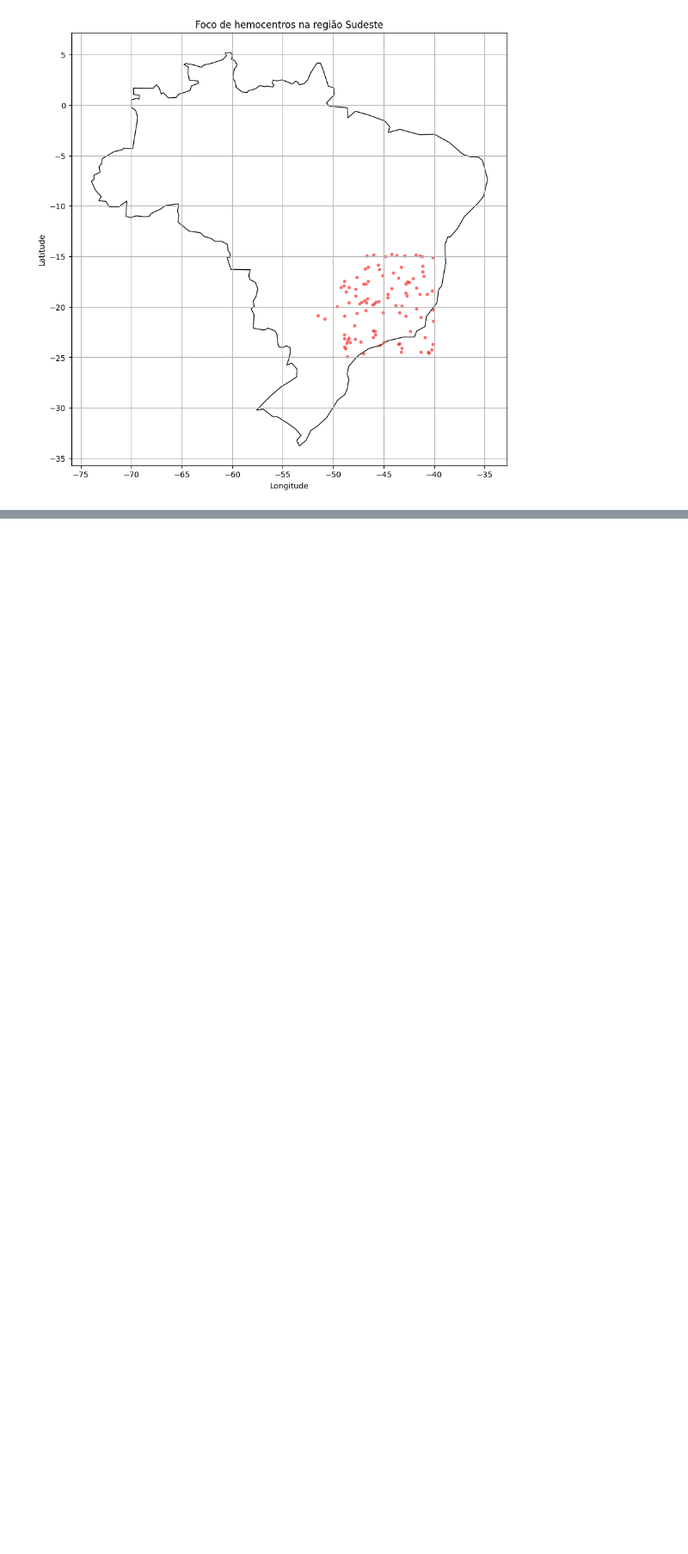
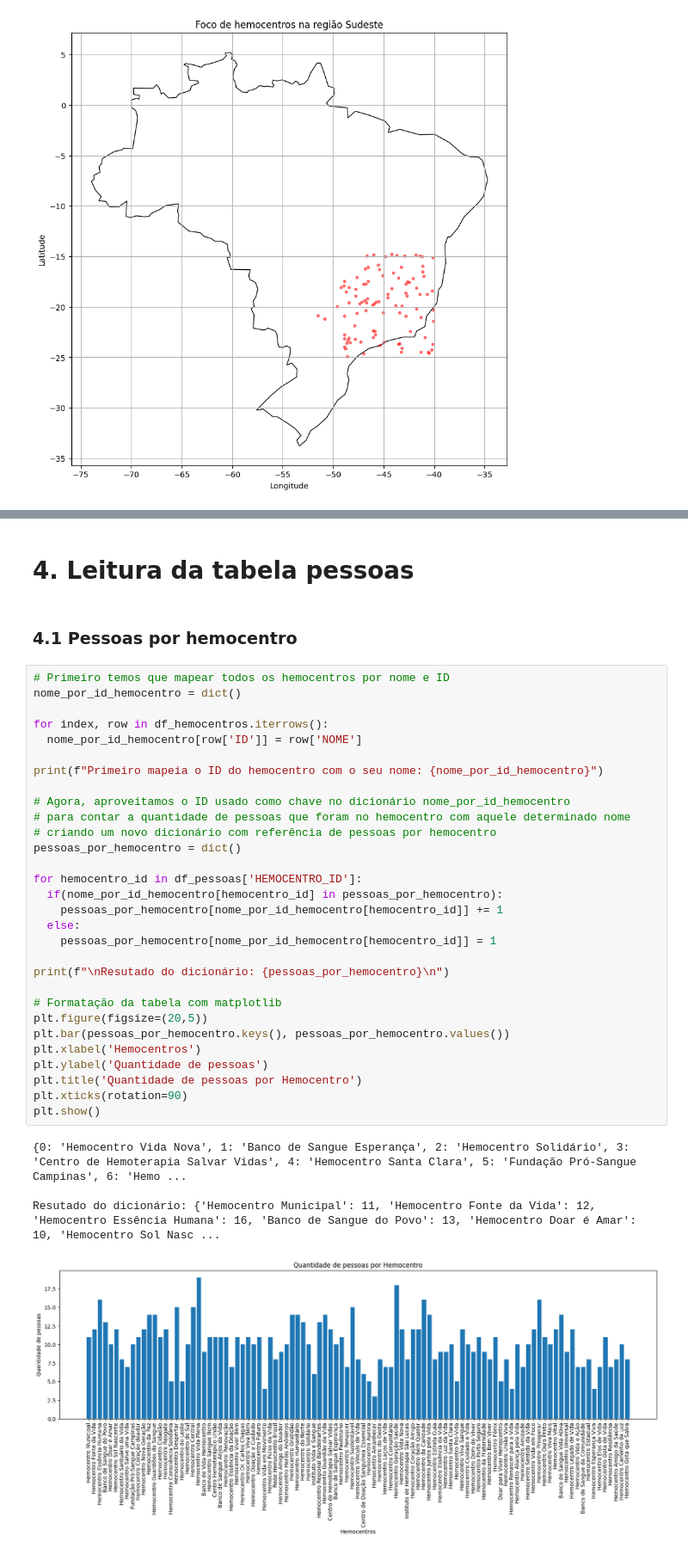
Before and after one commit to joao-montanari/banco-de-sangue, a Jupyter notebook: banco_de_sangue.ipynb, the cells around one changed output, grey strips where cells are left out. Shown at 86% size. Saved outputs shown, nothing was run; the diff lists cells and outputs as text; blank space fills up the shorter version.

```diff
--- a/banco_de_sangue.ipynb
+++ b/banco_de_sangue.ipynb
@@ -116,0 +139,39 @@ plt.show()
+# %% [markdown]
+# 4. Leitura da tabela pessoas
+# %% [markdown]
+### 4.1 Pessoas por hemocentro
+# %%
+# Primeiro temos que mapear todos os hemocentros por nome e ID
+nome_por_id_hemocentro = dict()
+
+for index, row in df_hemocentros.iterrows():
+  nome_por_id_hemocentro[row['ID']] = row['NOME']
+
+print(f"Primeiro mapeia o ID do hemocentro com o seu nome: {nome_por_id_hemocentro}")
+
+# Agora, aproveitamos o ID usado como chave no dicionário nome_por_id_hemocentro
+# para contar a quantidade de pessoas que foram no hemocentro com aquele determinado nome
+# criando um novo dicionário com referência de pessoas por hemocentro
+pessoas_por_hemocentro = dict()
+
+for hemocentro_id in df_pessoas['HEMOCENTRO_ID']:
+  if(nome_por_id_hemocentro[hemocentro_id] in pessoas_por_hemocentro):
+    pessoas_por_hemocentro[nome_por_id_hemocentro[hemocentro_id]] += 1
+  else:
+    pessoas_por_hemocentro[nome_por_id_hemocentro[hemocentro_id]] = 1
+
+print(f"\nResutado do dicionário: {pessoas_por_hemocentro}\n")
+
+# Formatação da tabela com matplotlib
+plt.figure(figsize=(20,5))
+plt.bar(pessoas_por_hemocentro.keys(), pessoas_por_hemocentro.values())
+plt.xlabel('Hemocentros')
+plt.ylabel('Quantidade de pessoas')
+plt.title('Quantidade de pessoas por Hemocentro')
+plt.xticks(rotation=90)
+plt.show()
+# %% [output]
+{0: 'Hemocentro Vida Nova', 1: 'Banco de Sangue Esperança', 2: 'Hemocentro Solidário', 3: 'Centro de Hemoterapia Salvar Vidas', 4: 'Hemocentro Santa Clara', 5: 'Fundação Pró-Sangue Campinas', 6: 'Hemo ...
+
+Resutado do dicionário: {'Hemocentro Municipal': 11, 'Hemocentro Fonte da Vida': 12, 'Hemocentro Essência Humana': 16, 'Banco de Sangue do Povo': 13, 'Hemocentro Doar é Amar': 10, 'Hemocentro Sol Nasc ...
+[figure, added]
```
Also changed, not shown: parts of 5 cells of this notebook.
